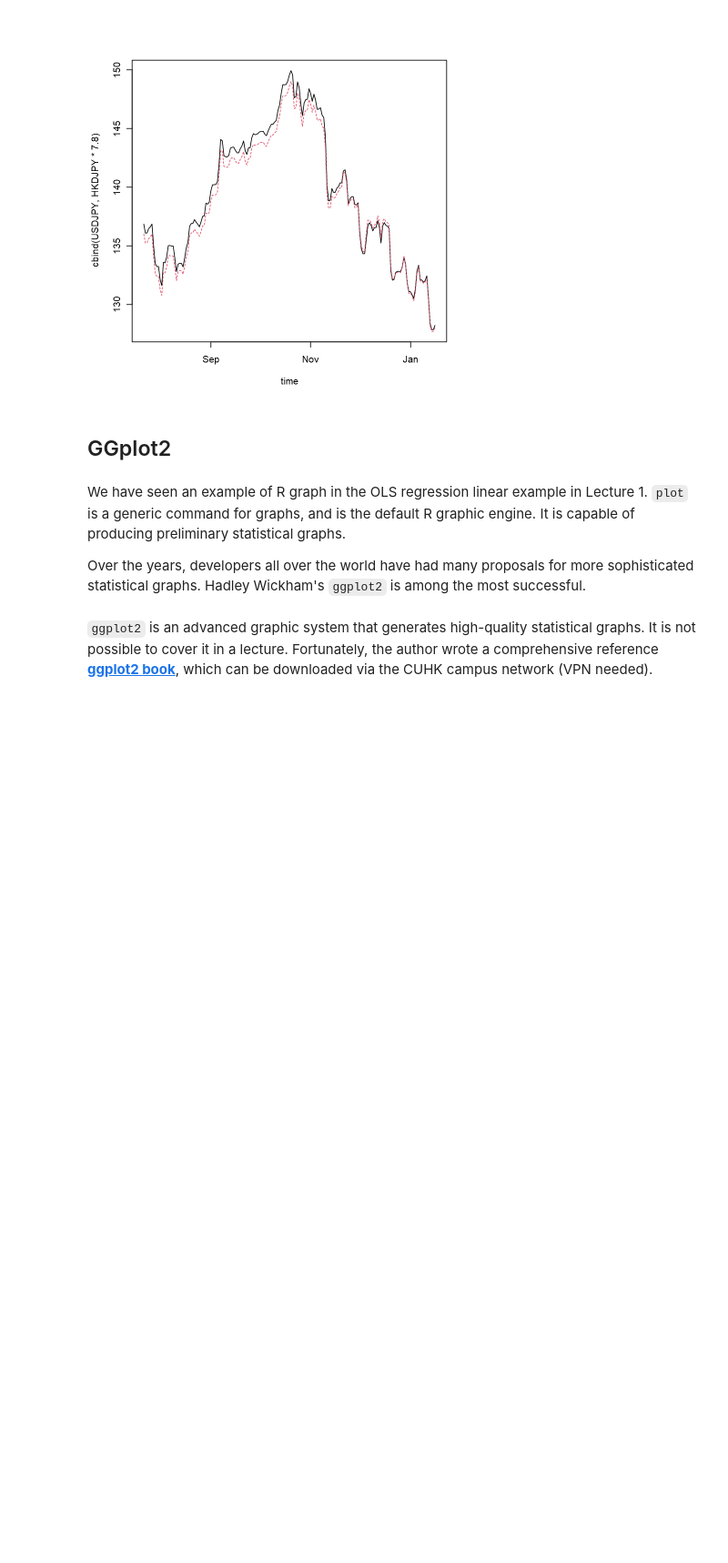
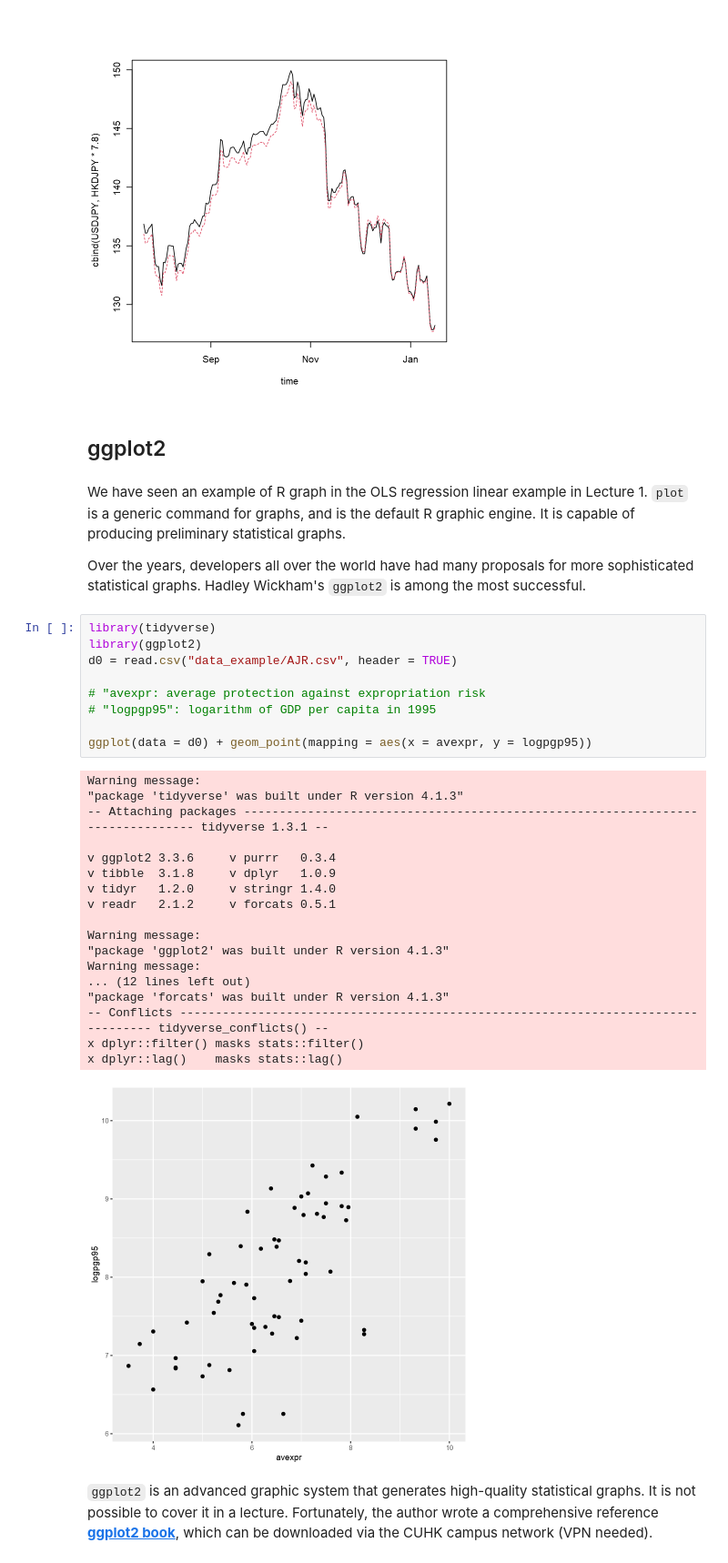
Before and after one commit to zhentaoshi/econ_data_science, a Jupyter notebook: slides_03_data_visualization.ipynb, the cells around one changed output. Shown at 91% size. Saved outputs shown, nothing was run; the diff lists cells and outputs as text; blank space fills up the shorter version.

Commit message:
add ggplot for bank information

```diff
--- a/slides_03_data_visualization.ipynb
+++ b/slides_03_data_visualization.ipynb
@@ -165,7 +165,7 @@ matplot( y = cbind(USDJPY, HKDJPY*7.8), x = index(USDJPY), type = "l", xlab = "t
 [1] "HKD/JPY"
 [figure]
 # %% [markdown]
-## GGplot2
+## ggplot2
 # %% [markdown]
 
 We have seen an example of R graph in the OLS regression linear example in Lecture 1.
@@ -175,6 +175,34 @@ It is capable of producing preliminary statistical graphs.
 Over the years, developers all over the world have had many proposals for
 more sophisticated statistical graphs. Hadley Wickham's
 `ggplot2` is among the most successful.
+# %%
+library(tidyverse)
+library(ggplot2)
+d0 = read.csv("data_example/AJR.csv", header = TRUE)
+
+# "avexpr: average protection against expropriation risk
+# "logpgp95": logarithm of GDP per capita in 1995
+
+ggplot(data = d0) + geom_point(mapping = aes(x = avexpr, y = logpgp95))
+# %% [output]
+Warning message:
+"package 'tidyverse' was built under R version 4.1.3"
+-- Attaching packages ------------------------------------------------------------------------------- tidyverse 1.3.1 --
+
+v ggplot2 3.3.6     v purrr   0.3.4
+v tibble  3.1.8     v dplyr   1.0.9
+v tidyr   1.2.0     v stringr 1.4.0
+v readr   2.1.2     v forcats 0.5.1
+
+Warning message:
+"package 'ggplot2' was built under R version 4.1.3"
+Warning message:
+... (12 lines left out)
+"package 'forcats' was built under R version 4.1.3"
+-- Conflicts ---------------------------------------------------------------------------------- tidyverse_conflicts() --
+x dplyr::filter() masks stats::filter()
+x dplyr::lag()    masks stats::lag()
+[figure, added]
 # %% [markdown]
 `ggplot2` is an advanced graphic system that generates high-quality statistical graphs.
 It is not possible to cover it in a lecture. Fortunately, the author wrote a comprehensive reference
```
Also changed, not shown: parts of 7 cells of this notebook, 1 other file.
